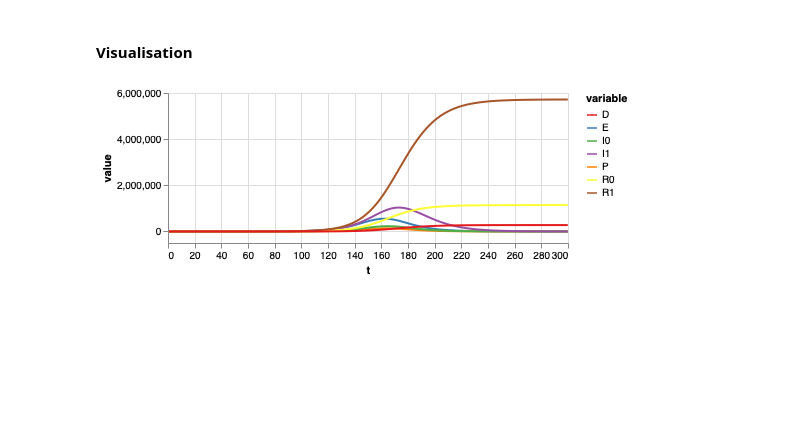
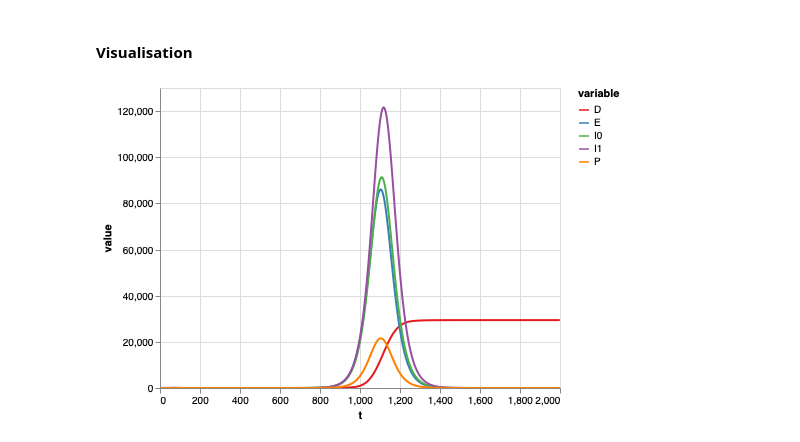
Before and after one commit to rex1fernando/coronavirus, a Jupyter notebook: model.ipynb, the cells around one changed output. Drawn from its saved outputs; the diff is of its cells as text; code cells hidden in the pictures; blank space fills up the shorter version.

```diff
--- a/model.ipynb
+++ b/model.ipynb
@@ -80,5 +63,35 @@ sir_sol
 # %%
 sir_out = pd.DataFrame({"t":sir_sol["t"],"S":sir_sol["y"][0],"E":sir_sol["y"][1],"P":sir_sol["y"][2],"I0":sir_sol["y"][3],"I1":sir_sol["y"][4],"R0":sir_sol["y"][5],"R1":sir_sol["y"][6]})
+# %%
+sim = [ { 't': 0,
+          'S': S,
+          'E': E,
+          'P': P,
+          'I0': I0,
+          'I1': I1,
+          'R0': R0,
+          'R1': R1,
+          'D' : 0}]
+for t in range(1, 2000):
+    current = sim[-1]
+    deltas = sir_ode(t, [current['S'],
+                         current['E'],
+                         current['P'],
+                         current['I0'],
+                         current['I1'],
+                         current['R0'],
+                         current['R1']], parms)
+    sim.append({ 't': t,
+                 'S': current['S'] + deltas[0],
+                 'E': current['E'] + deltas[1],
+                 'P': current['P'] + deltas[2],
+                 'I0': current['I0'] + deltas[3],
+                 'I1': current['I1'] + deltas[4],
+                 'R0': current['R0'] + deltas[5],
+                 'R1': current['R1'] + deltas[6],
+                 'D' : 0})
+# %%
+sir_out = pd.DataFrame(sim)
 # %%
 sir_out["D"] = 1 - sir_out["S"] - sir_out["E"] - sir_out["P"] - sir_out["I0"] - sir_out["I1"] - sir_out["R0"] - sir_out["R1"]
 # %%
@@ -87,18 +117,18 @@ sir_out['t'] = sir_out['t']/N
 # %% [markdown]
 #### Visualisation
 # %%
-plot_values = sir_out.melt('t')
-plot_values = plot_values[(plot_values['variable'] != 'S')]
+plot_values = sir_out[['t','D','E','I0','I1','P']].melt('t')
+#plot_values = plot_values[(plot_values['variable'] != 'S') && ]
 # %%
-plot_values = plot_values[plot_values['t'] < 300]
+#plot_values = plot_values[plot_values['t'] < 300]
 # %%
-alt.Chart(plot_values, height=150).mark_line().encode(
+alt.Chart(plot_values).mark_line().encode(
     x='t',
     y='value',
     color=alt.Color('variable', scale=alt.Scale(scheme="set1")),
     tooltip=['t','variable','value']
 ).properties(
 ).interactive()
 # %% [output]
-[figure, old version]
+[figure, new version]
 # %%
```
Also changed, not shown: parts of 7 cells of this notebook.
